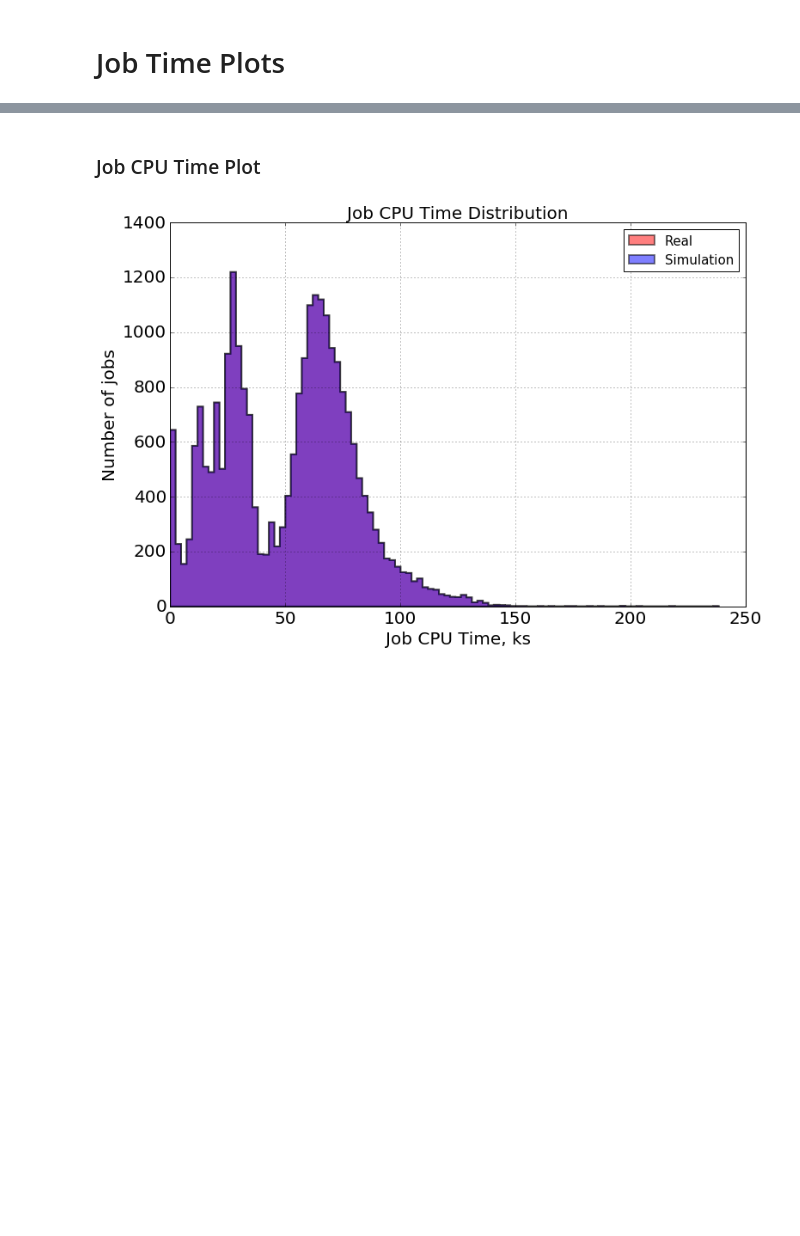
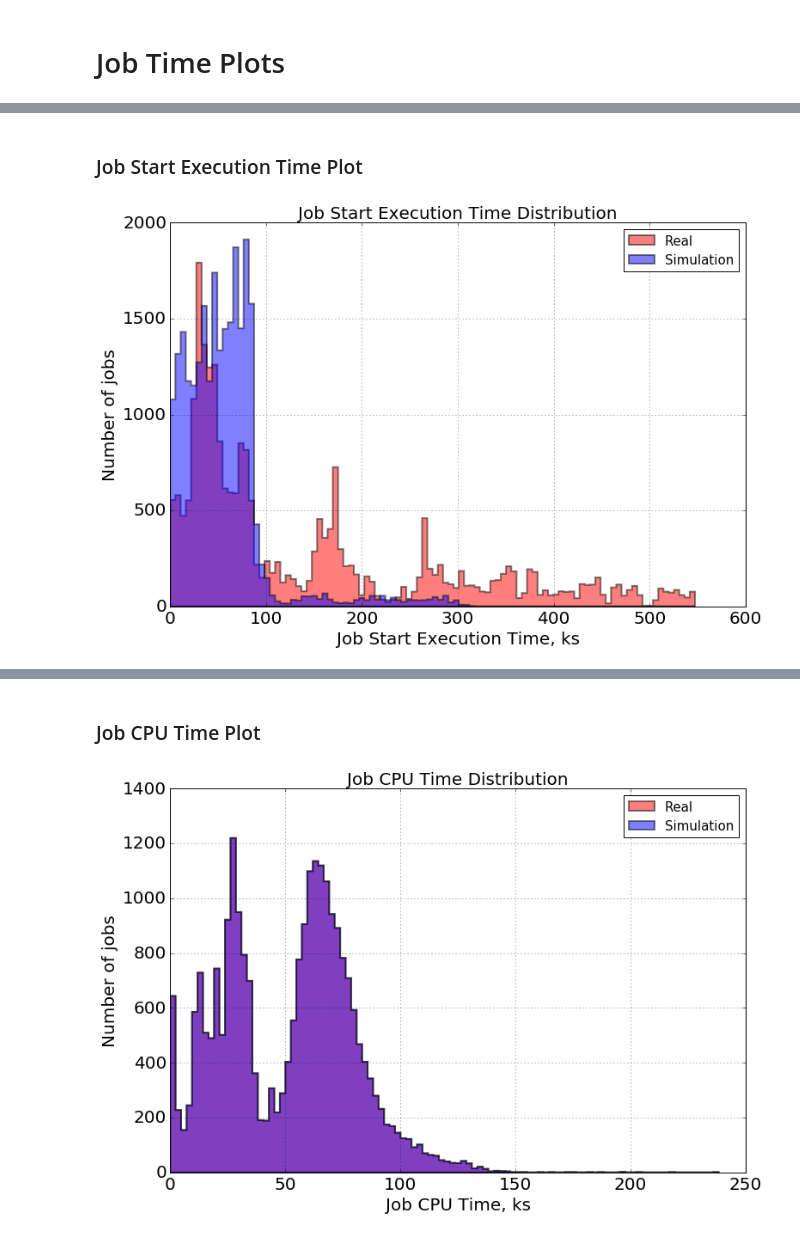
Before and after one commit to skygrid/grid_simulation, a Jupyter notebook: results/SimulationResults.ipynb, the cells around one changed output, grey strips where cells are left out. Cells and saved outputs as stored; diff of their text form; code cells hidden in the pictures; blank space fills up the shorter version.

```diff
--- a/results/SimulationResults.ipynb
+++ b/results/SimulationResults.ipynb
@@ -38,0 +55,6 @@ jtp = JobTimePlots(sim_out_data, real_out_data)
+# %% [markdown]
+### Job Start Execution Time Plot
+# %%
+jtp.job_start_exec_time()
+# %% [output]
+[figure, added]
```
Also changed, not shown: parts of 13 cells of this notebook, 1 other file.
